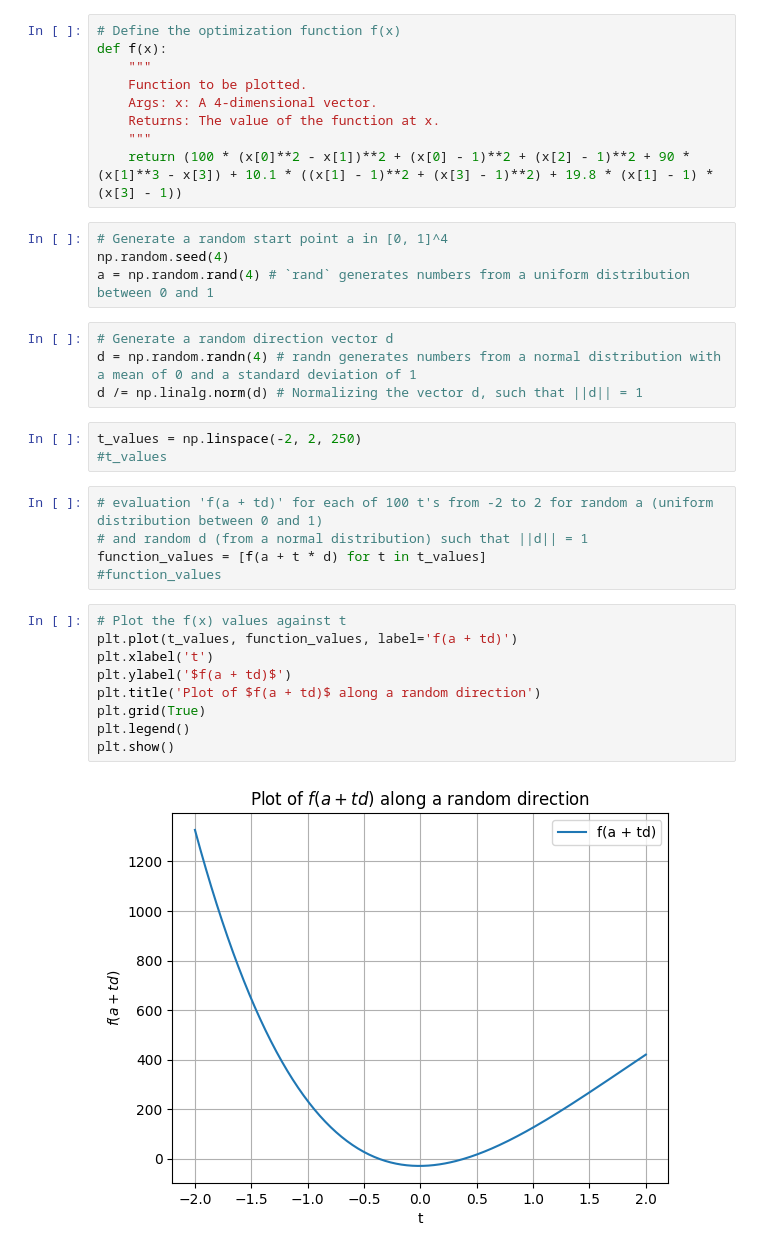
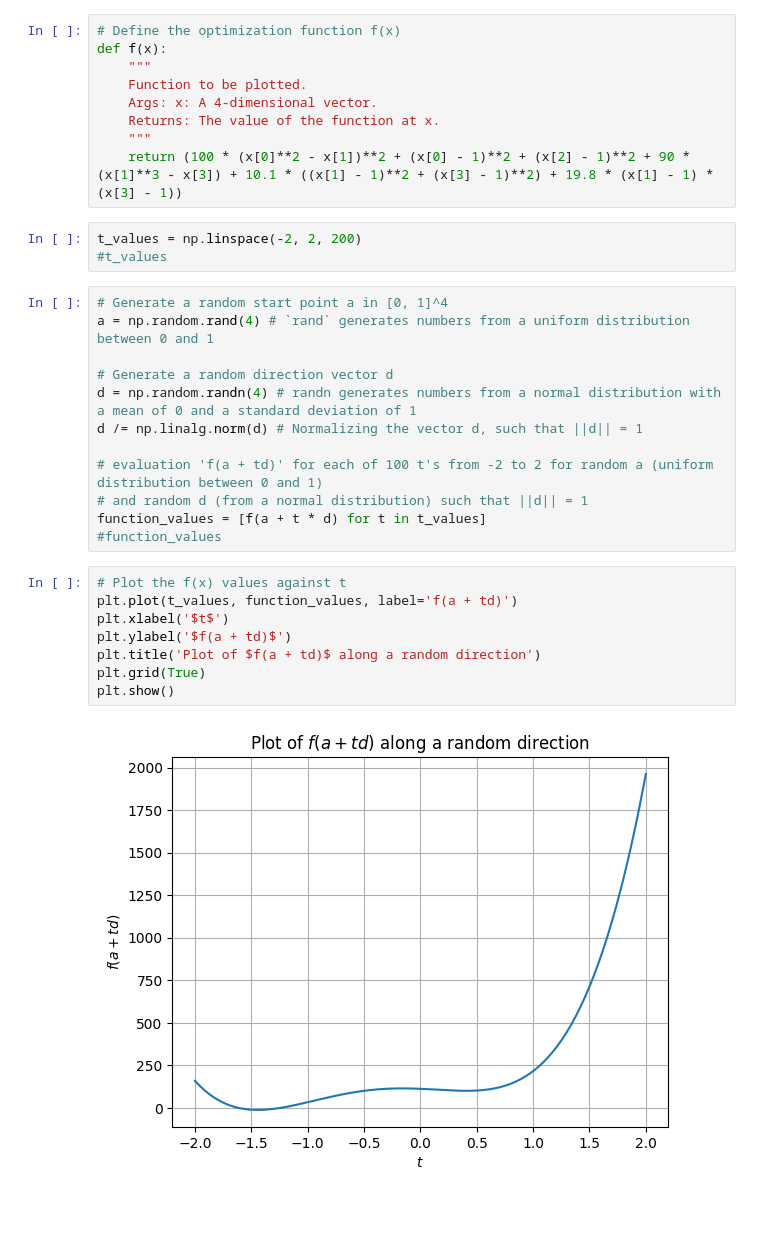
Before and after one commit to raghavajoijode/notes, a Jupyter notebook: Optimization.ipynb, the cells around one changed output. Cells and saved outputs as stored; diff of their text form; blank space fills up the shorter version.

```diff
--- a/Optimization.ipynb
+++ b/Optimization.ipynb
@@ -18,30 +18,28 @@ def f(x):
     Returns: The value of the function at x.
     """
     return (100 * (x[0]**2 - x[1])**2 + (x[0] - 1)**2 + (x[2] - 1)**2 + 90 * (x[1]**3 - x[3]) + 10.1 * ((x[1] - 1)**2 + (x[3] - 1)**2) + 19.8 * (x[1] - 1) * (x[3] - 1))
-# %%
-# Generate a random start point a in [0, 1]^4
-np.random.seed(4)
-a = np.random.rand(4) # `rand` generates numbers from a uniform distribution between 0 and 1
+# %%
+t_values = np.linspace(-2, 2, 200)
+#t_values
 # %%
+# Generate a random start point a in [0, 1]^4
+a = np.random.rand(4) # `rand` generates numbers from a uniform distribution between 0 and 1
+
 # Generate a random direction vector d
 d = np.random.randn(4) # randn generates numbers from a normal distribution with a mean of 0 and a standard deviation of 1
 d /= np.linalg.norm(d) # Normalizing the vector d, such that ||d|| = 1
+
+# evaluation 'f(a + td)' for each of 100 t's from -2 to 2 for random a (uniform distribution between 0 and 1)
+# and random d (from a normal distribution) such that ||d|| = 1
+function_values = [f(a + t * d) for t in t_values]
+#function_values
-# %%
-t_values = np.linspace(-2, 2, 250)
-#t_values
-# %%
-# evaluation 'f(a + td)' for each of 100 t's from -2 to 2 for random a (uniform distribution between 0 and 1)
-# and random d (from a normal distribution) such that ||d|| = 1
-function_values = [f(a + t * d) for t in t_values]
-#function_values
 # %%
 # Plot the f(x) values against t
 plt.plot(t_values, function_values, label='f(a + td)')
-plt.xlabel('t')
+plt.xlabel('$t$')
 plt.ylabel('$f(a + td)$')
 plt.title('Plot of $f(a + td)$ along a random direction')
 plt.grid(True)
-plt.legend()
 plt.show()
 # %% [output]
-[figure, old version]
+[figure, new version]
```
